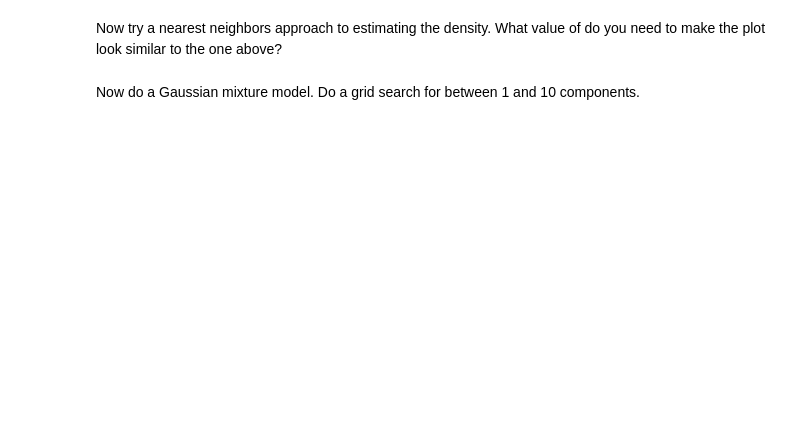
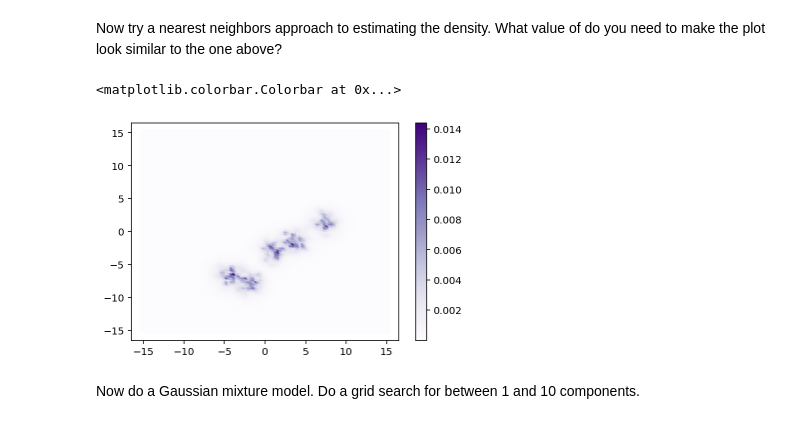
Before and after one commit to SissiChen17/astr3890, a Jupyter notebook: homework_notebooks/homework_12.ipynb, the cells around one changed output. Cells and saved outputs as stored; diff of their text form; code cells hidden in the pictures; blank space fills up the shorter version.

```diff
--- a/homework_notebooks/homework_12.ipynb
+++ b/homework_notebooks/homework_12.ipynb
@@ -64,15 +71,18 @@ plt.colorbar()
 Now try a nearest neighbors approach to estimating the density.
 What value of do you need to make the plot look similar to the one above?
 # %%
+# Compute density with Bayesian nearest neighbors
+k=10 ####
 
-# Compute density with Bayesian nearest neighbors
-k=____ ####
-nbrs = KNeighborsDensity('bayesian',n_neighbors=____) ####
-nbrs.____(X) ####
+nbrs = KNeighborsDensity('bayesian',n_neighbors=k) ####
+nbrs.fit(Xn) ####
 dens_nbrs = nbrs.eval(Xgrid) / N
 
 plt.scatter(Xgrid[:,0],Xgrid[:,1], c=dens_nbrs, cmap="Purples", edgecolor="None")
 plt.colorbar()
+# %% [output]
+<matplotlib.colorbar.Colorbar at 0x...>
+[figure, added]
 # %% [markdown]
 Now do a Gaussian mixture model. Do a grid search for between 1 and 10 components.
 # %%
```
Also changed, not shown: parts of 6 cells of this notebook, 1 other file.
